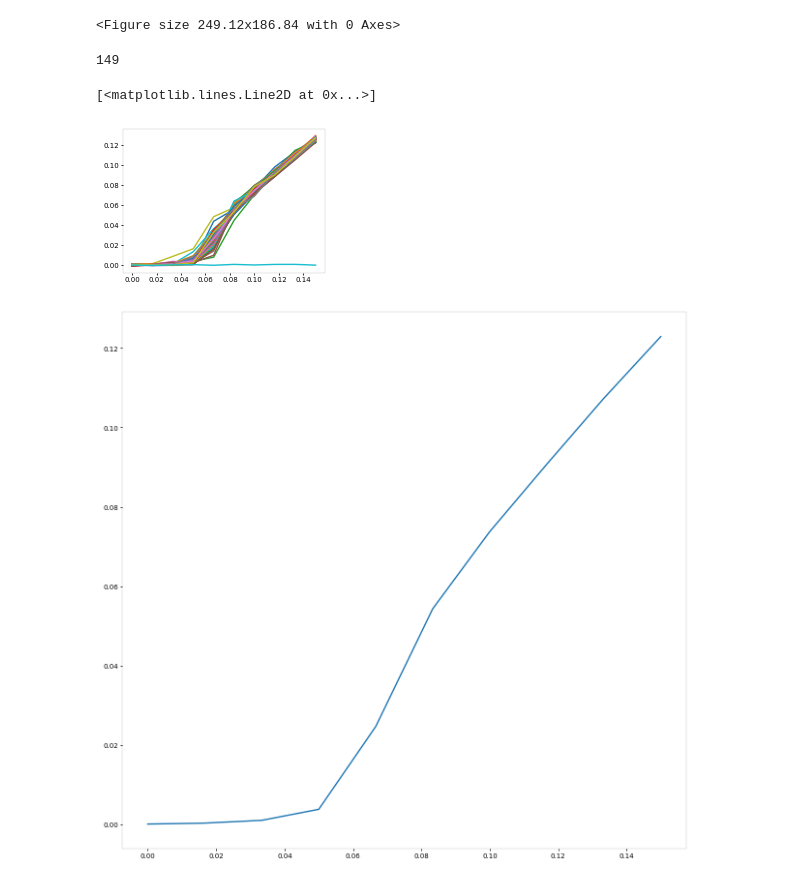
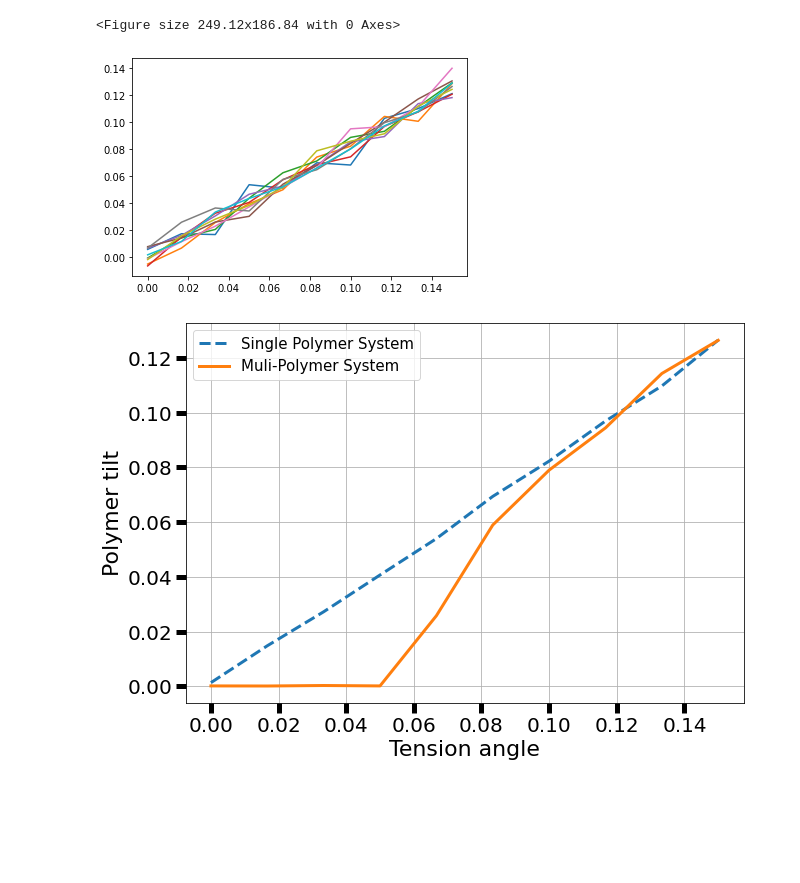
Before and after one commit to LevoSpacewars/Polymer-Tilt, a Jupyter notebook: graphs.ipynb, the cells around one changed output. Saved outputs shown, nothing was run; the diff lists cells and outputs as text; code cells hidden in the pictures; blank space fills up the shorter version.

```diff
--- a/graphs.ipynb
+++ b/graphs.ipynb
@@ -196,35 +209,47 @@ plt.savefig(f"{name}.png",bbox_inches='tight',pad_inches = 0)
 # %%
 foldernames = ["compiledRuns/10000","compiledRuns/100","averaged_100_149", "averaged_200_249","averaged_300_349"]
 
 
-namerange = list(range(100,150))
+namerange = list(range(1010,1020))
 
 import numpy as np
 from matplotlib import pyplot as plt
+import matplotlib
 import pandas as ps
 output = []
 
 for path in namerange:
     data = np.array(ps.read_csv(f"compiledRuns/{path}/data.txt"))
     #print(data)
     #devdata = np.array(ps.read_csv(path + "/stddevdata.txt"))
     plt.errorbar(np.linspace(0,3,10)/20, data[3][1:])
     output.append(data[3][1:])
     if output[-1][-1] < 0.02:
         print(path)
 
 averaged = [0] * len(output[0])
 for element in output:
     for i in range(len(element)):
         averaged[i] +=element[i]
 
 for i in range(len(averaged)):
     averaged[i] = averaged[i]/len(output)
-plt.figure(figsize=(10,10))
-plt.plot(np.linspace(0,3,10)/20,averaged)
+fig = plt.figure(figsize=(10,7))
+plt.plot(np.linspace(0,3,10)/20,averaged,'--',linewidth=3, label="Single Polymer System")
+data = np.array(ps.read_csv(f"compiledRuns/10000/data.txt"))
+    #print(data)
+    #devdata = np.array(ps.read_csv(path + "/stddevdata.txt"))
+plt.errorbar(np.linspace(0,3,10)/20, data[3][1:],linewidth=3,label="Muli-Polymer System")
+plt.ylabel("Polymer tilt",fontsize=22)
+plt.xlabel("Tension angle",fontsize=22)
+plt.xticks(fontsize=20)
+plt.yticks(fontsize=20)
+ax = plt.axes()
+plt.grid()
+ax.tick_params(axis='both', width=5,length=10)
+plt.legend(prop={'size': 15})
+plt.savefig("compvalues.png", transparent = True,bbox_inches='tight',pad_inches = 0)
 # %% [output]
-149
-[<matplotlib.lines.Line2D at 0x...>]
-[figure, old version]
+[figure, new version]
-[figure, old version]
+[figure, new version]
 # %%
```
Also changed, not shown: parts of 5 cells of this notebook, 8 other files.
